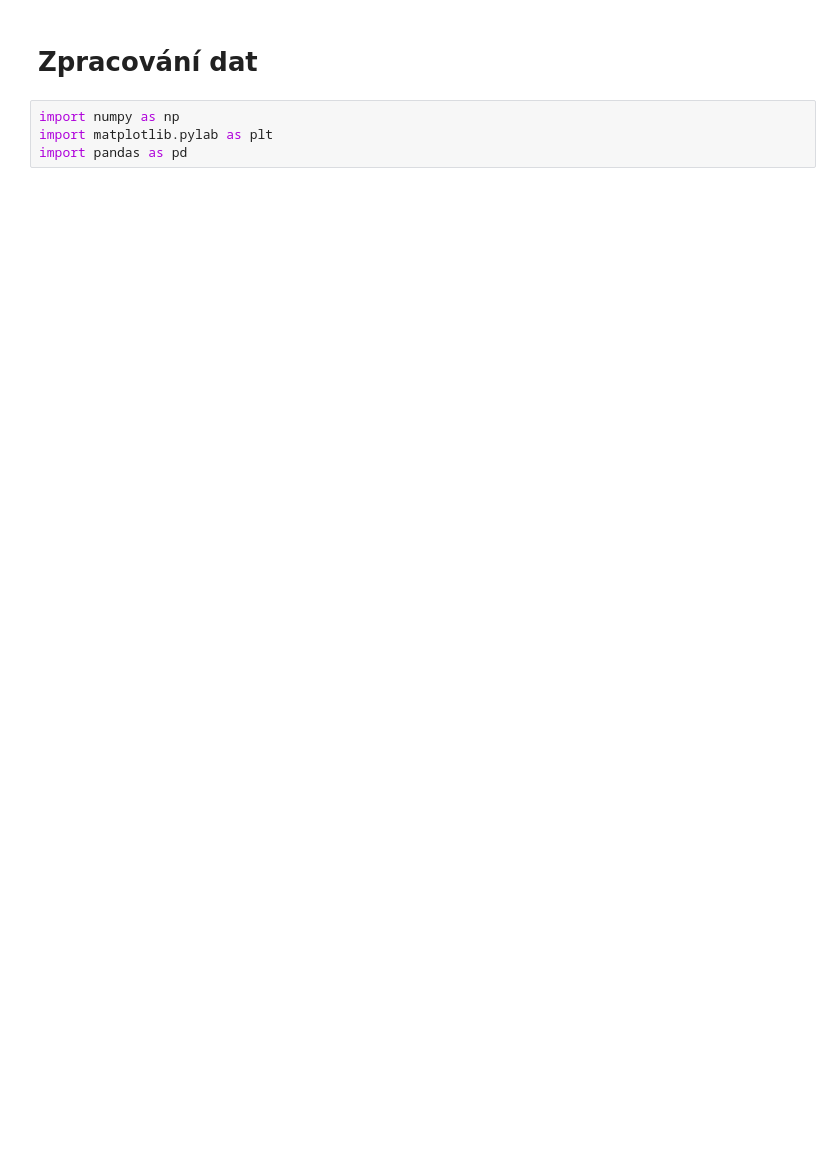
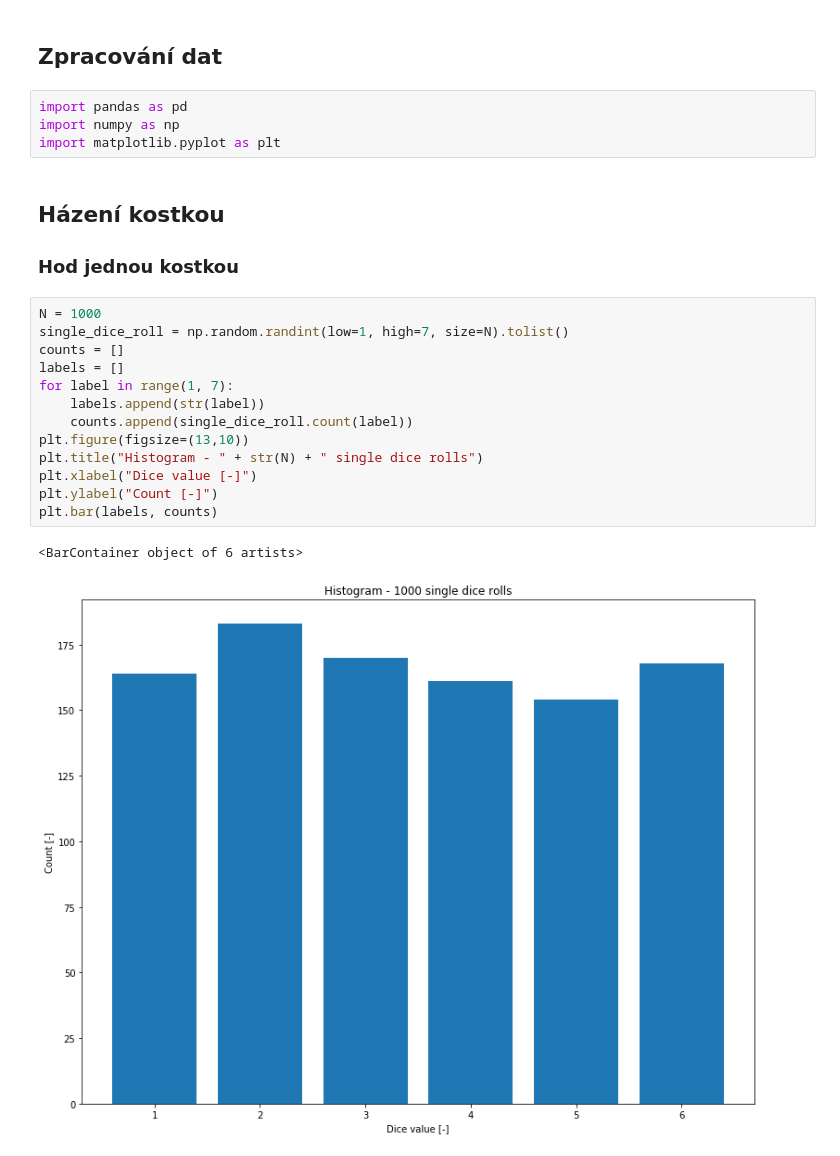
Before and after one commit to matousc89/letni_skola, a Jupyter notebook: zpracovani_dat.ipynb, the cells around one changed output. Drawn from its saved outputs; the diff is of its cells as text; blank space fills up the shorter version.

```diff
--- a/zpracovani_dat.ipynb
+++ b/zpracovani_dat.ipynb
@@ -1,6 +1,25 @@
 # %% [markdown]
-# Zpracování dat
+## Zpracování dat
 # %%
+import pandas as pd
 import numpy as np
-import matplotlib.pylab as plt
-import pandas as pd
+import matplotlib.pyplot as plt
+# %% [markdown]
+## Házení kostkou
+### Hod jednou kostkou
+# %%
+N = 1000
+single_dice_roll = np.random.randint(low=1, high=7, size=N).tolist()
+counts = []
+labels = []
+for label in range(1, 7):
+    labels.append(str(label))
+    counts.append(single_dice_roll.count(label))
+plt.figure(figsize=(13,10))
+plt.title("Histogram - " + str(N) + " single dice rolls")
+plt.xlabel("Dice value [-]")
+plt.ylabel("Count [-]")
+plt.bar(labels, counts)
+# %% [output]
+<BarContainer object of 6 artists>
+[figure, added]
```
Also changed, not shown: parts of 13 cells of this notebook.
